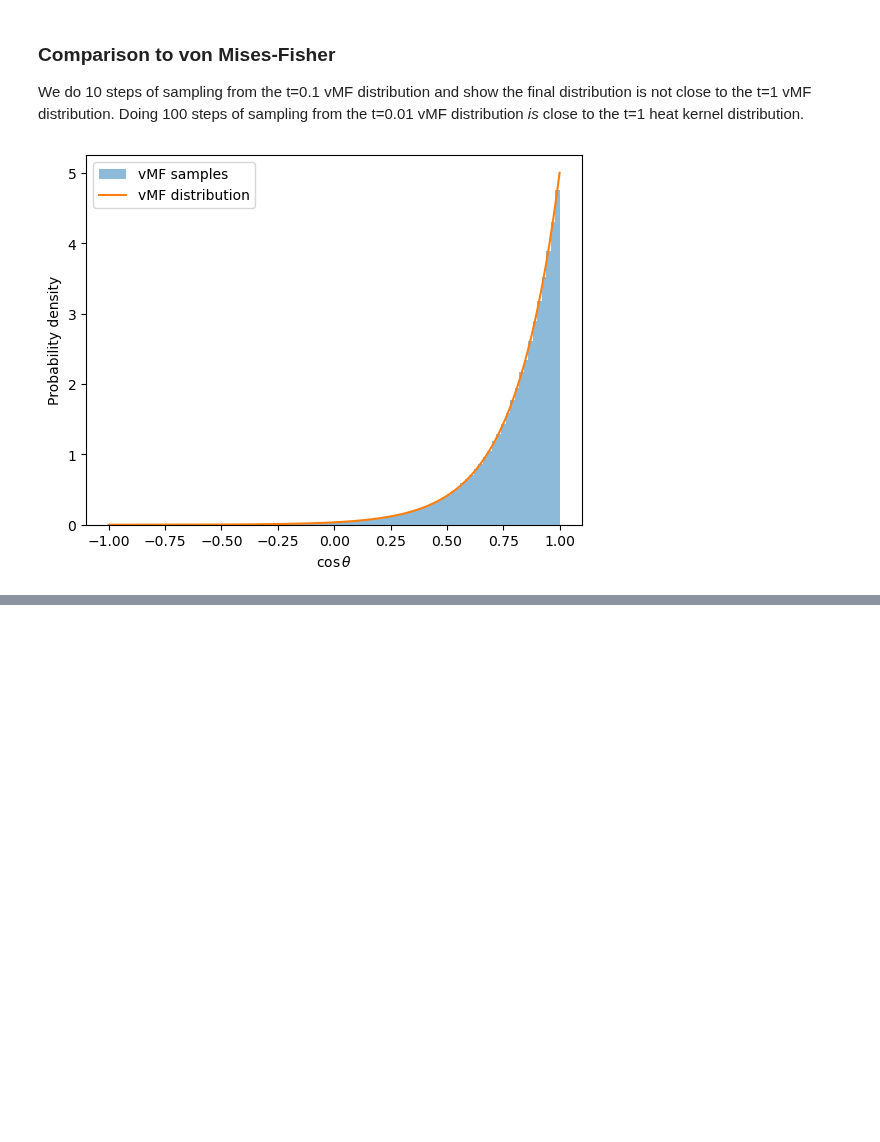
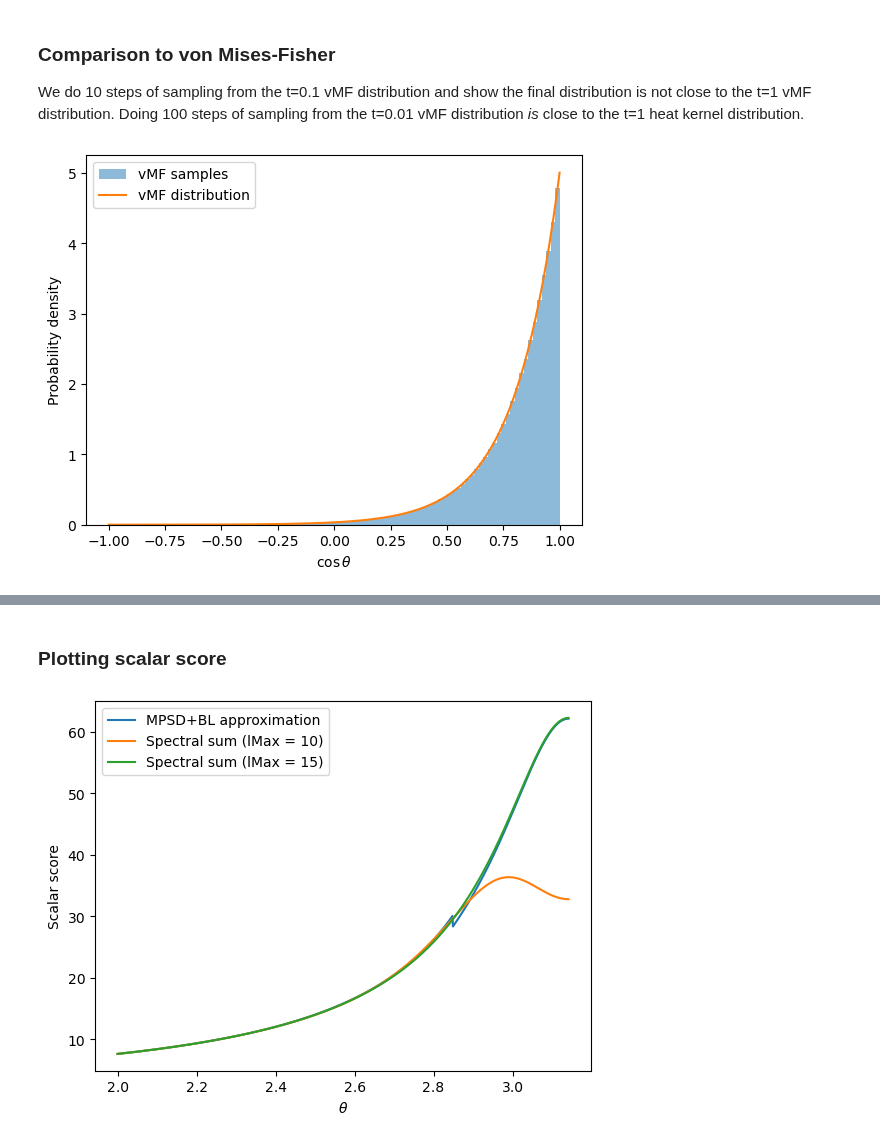
Before and after one commit to daschubring/o3-cp1-diffusion, a Jupyter notebook: 02_heat_kernel.ipynb, the cells around one changed output, grey strips where cells are left out. Cells and saved outputs as stored; diff of their text form; code cells hidden in the pictures; blank space fills up the shorter version.

Commit message:
Implemented calculation of score of heat kernel

```diff
--- a/02_heat_kernel.ipynb
+++ b/02_heat_kernel.ipynb
@@ -367,0 +369,30 @@ plt.show()
+# %% [markdown]
+### Plotting scalar score
+# %%
+import numpy as np
+import matplotlib.pyplot as plt
+import sphere
+
+t0 = .135
+
+thVals = np.linspace(2, np.pi, 1000)
+
+# MPSD+BL
+dist = sphere.hkScore(np.cos(thVals), t0)
+plt.plot(thVals, dist, label=r"MPSD+BL approximation")
+
+# truncated spectral sum
+distSpectral = sphere.hkSpectralScore(np.cos(thVals), t0, 10)
+plt.plot(thVals, distSpectral, label=r"Spectral sum (lMax = 10)")
+
+# high order spectral sum
+distExactish = sphere.hkSpectralScore(np.cos(thVals), t0, 15)
+plt.plot(thVals, distExactish, label=r"Spectral sum (lMax = 15)")
+
+
+plt.xlabel(r"$\theta$")
+plt.ylabel("Scalar score")
+plt.legend()
+plt.show()
+# %% [output]
+[figure, added]
```
Also changed, not shown: parts of 7 cells of this notebook, 1 other file.
